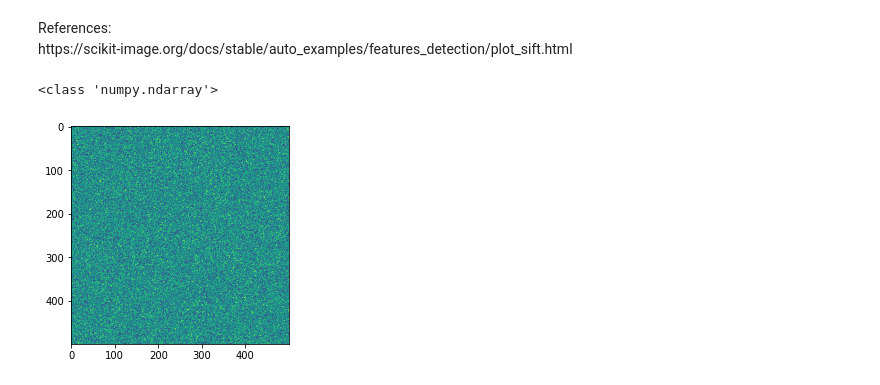
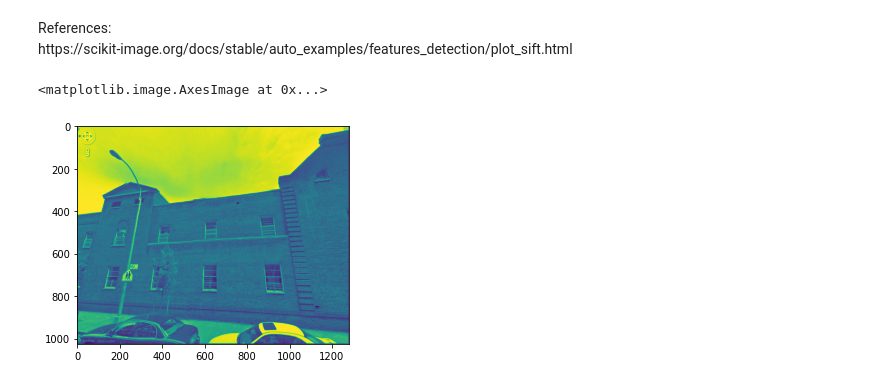
Before and after one commit to bclement1/vegas, a Jupyter notebook: descriptors_retrieval_regression.ipynb, the cells around one changed output. Drawn from its saved outputs; the diff is of its cells as text; code cells hidden in the pictures.

```diff
--- a/descriptors_retrieval_regression.ipynb
+++ b/descriptors_retrieval_regression.ipynb
@@ -22,10 +20,0 @@ img2 = transform.rotate(img1, 180)
-# %%
-print(type(img1))
-# %% [output]
-<class 'numpy.ndarray'>
-# %%
-img3 = np.random.random(size=(500, 500))
-plt.imshow(img3)
-plt.show()
-# %% [output]
-[figure, removed]
@@ -31,0 +24,5 @@ plt.show()
+# %%
+plt.imshow(img1.astype(np.uint8))
+# %% [output]
+<matplotlib.image.AxesImage at 0x...>
+[figure, added]
```
Also changed, not shown: parts of 12 cells of this notebook, 1 other file.
